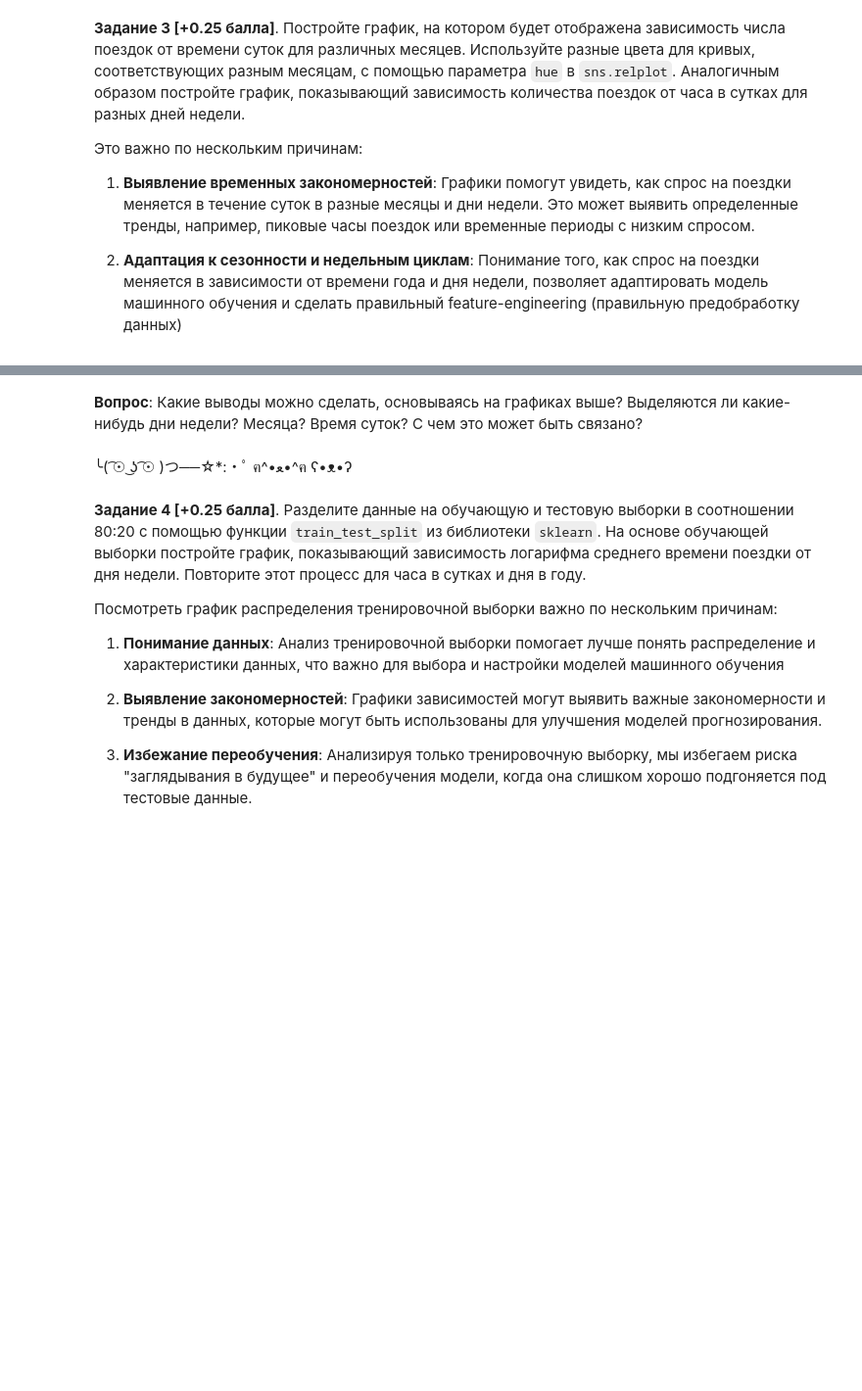
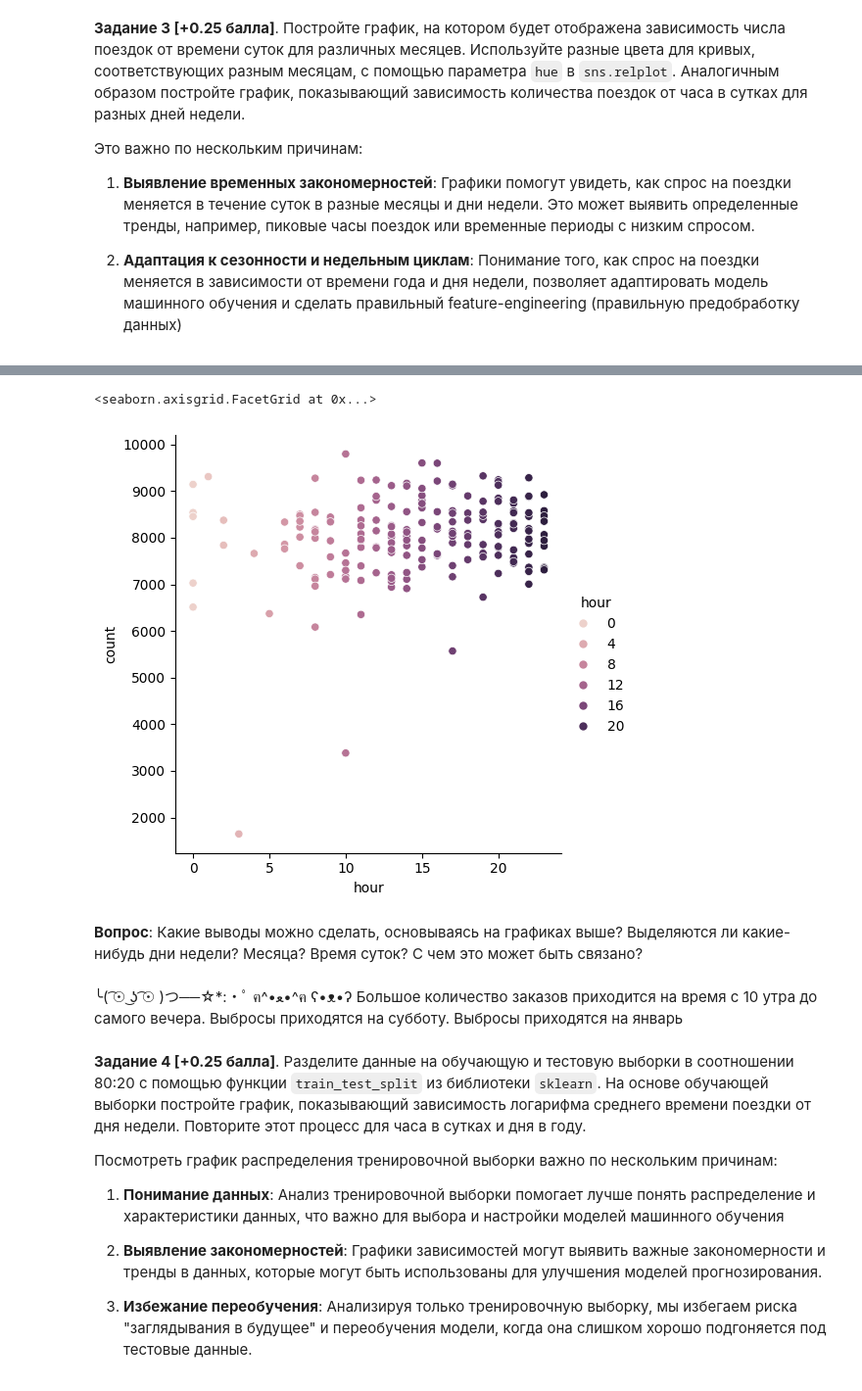
Before and after one commit to diwwae/MatModSchool, a Jupyter notebook: Мат_мод_Учебный_кейс_ipynb.ipynb, the cells around one changed output, grey strips where cells are left out. Shown: that part at 98% size. Drawn from its saved outputs; the diff is of its cells as text; code cells hidden in the pictures; blank space fills up the shorter version.

```diff
--- a/Мат_мод_Учебный_кейс_ipynb.ipynb
+++ b/Мат_мод_Учебный_кейс_ipynb.ipynb
@@ -174,0 +186,8 @@ train_data.groupby('date').count()
+# %%
+days_count['hour'] = train_data['pickup_datetime'].dt.hour
+
+sns.relplot(data=days_count, x="hour", y="count", hue='hour')
+# train_data.head()fsffdsfd
+# %% [output]
+<seaborn.axisgrid.FacetGrid at 0x...>
+[figure, added]
@@ -176,6 +199,7 @@ train_data.groupby('date').count()
 **Вопрос**: Какие выводы можно сделать, основываясь на графиках выше? Выделяются ли какие-нибудь дни недели? Месяца? Время суток? С чем это может быть связано?
 # %% [markdown]
 ╰( ͡☉ ͜ʖ ͡☉ )つ──☆*:・ﾟ   ฅ^•ﻌ•^ฅ   ʕ•ᴥ•ʔ
+Большое количество заказов приходится на время с 10 утра до самого вечера. Выбросы приходятся на субботу. Выбросы приходятся на январь
 # %% [markdown]
 **Задание 4 [+0.25 балла]**. Разделите данные на обучающую и тестовую выборки в соотношении 80:20 с помощью функции `train_test_split` из библиотеки `sklearn`. На основе обучающей выборки постройте график, показывающий зависимость логарифма среднего времени поездки от дня недели. Повторите этот процесс для часа в сутках и дня в году.
 
```
Also changed, not shown: parts of 12 cells of this notebook.
